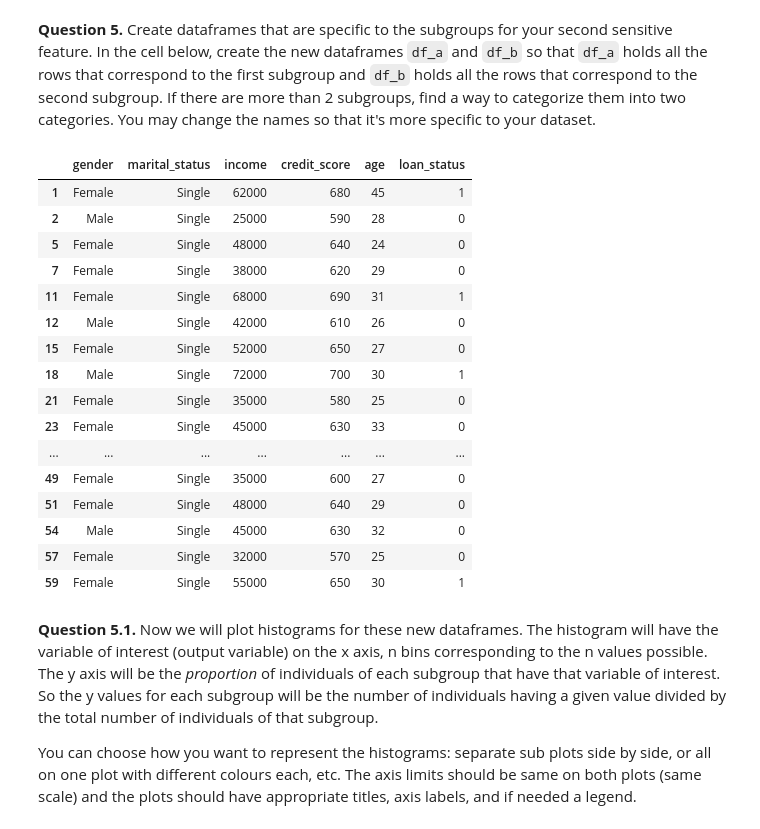
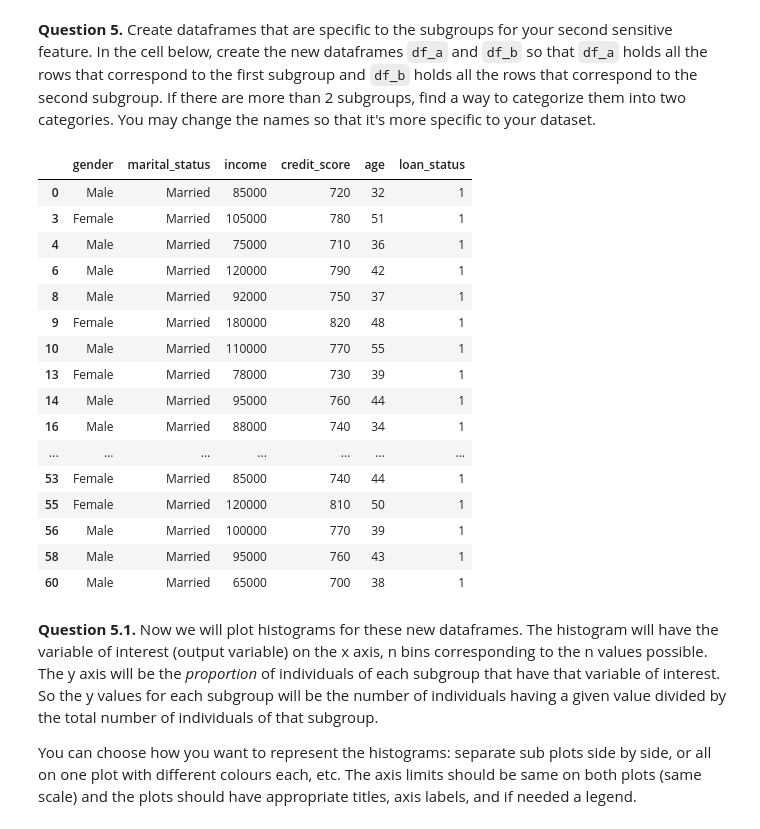
Before and after one commit to saharaKaulPersonal/CMPUT200AS2, a Jupyter notebook: A2.ipynb, the cells around one changed output. Cells and saved outputs as stored; diff of their text form; code cells hidden in the pictures.

```diff
--- a/A2.ipynb
+++ b/A2.ipynb
@@ -198,25 +198,26 @@ We will now consider the second sensitive feature.  Follow the same steps as abo
 # %%
 # YOUR CODE HERE
 df_married = df_col_retain.loc[df_col_retain["marital_status"]=="Married"]
 df_single=df_col_retain.loc[df_col_retain["marital_status"]=="Single"]
+df_married
 # %% [output]
 |  | gender | marital_status | income | credit_score | age | loan_status |
-| 1 | Female | Single | 62000 | 680 | 45 | 1 |
-| 2 | Male | Single | 25000 | 590 | 28 | 0 |
-| 5 | Female | Single | 48000 | 640 | 24 | 0 |
-| 7 | Female | Single | 38000 | 620 | 29 | 0 |
-| 11 | Female | Single | 68000 | 690 | 31 | 1 |
-| 12 | Male | Single | 42000 | 610 | 26 | 0 |
-| 15 | Female | Single | 52000 | 650 | 27 | 0 |
-| 18 | Male | Single | 72000 | 700 | 30 | 1 |
-| 21 | Female | Single | 35000 | 580 | 25 | 0 |
-| 23 | Female | Single | 45000 | 630 | 33 | 0 |
+| 0 | Male | Married | 85000 | 720 | 32 | 1 |
+| 3 | Female | Married | 105000 | 780 | 51 | 1 |
+| 4 | Male | Married | 75000 | 710 | 36 | 1 |
+| 6 | Male | Married | 120000 | 790 | 42 | 1 |
+| 8 | Male | Married | 92000 | 750 | 37 | 1 |
+| 9 | Female | Married | 180000 | 820 | 48 | 1 |
+| 10 | Male | Married | 110000 | 770 | 55 | 1 |
+| 13 | Female | Married | 78000 | 730 | 39 | 1 |
+| 14 | Male | Married | 95000 | 760 | 44 | 1 |
+| 16 | Male | Married | 88000 | 740 | 34 | 1 |
 | ... | ... | ... | ... | ... | ... | ... |
-| 49 | Female | Single | 35000 | 600 | 27 | 0 |
-| 51 | Female | Single | 48000 | 640 | 29 | 0 |
-| 54 | Male | Single | 45000 | 630 | 32 | 0 |
-| 57 | Female | Single | 32000 | 570 | 25 | 0 |
-| 59 | Female | Single | 55000 | 650 | 30 | 1 |
+| 53 | Female | Married | 85000 | 740 | 44 | 1 |
+| 55 | Female | Married | 120000 | 810 | 50 | 1 |
+| 56 | Male | Married | 100000 | 770 | 39 | 1 |
+| 58 | Male | Married | 95000 | 760 | 43 | 1 |
+| 60 | Male | Married | 65000 | 700 | 38 | 1 |
 # %% [markdown]
 **Question 5.1.** Now we will plot histograms for these new dataframes.  The histogram will have the variable of interest (output variable) on the x axis, n bins corresponding to the n values possible. The y axis will be the _proportion_ of individuals of each subgroup that have that variable of interest.  So the y values for each subgroup will be the number of individuals having a given value divided by the total number of individuals of that subgroup.
 
```
Also changed, not shown: parts of 9 cells of this notebook.
